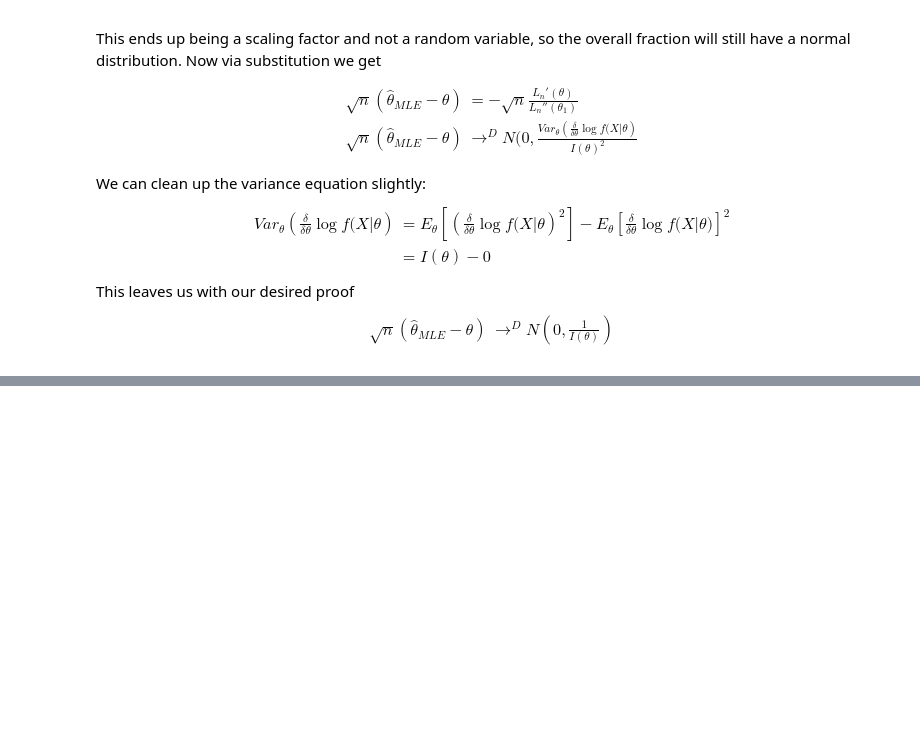
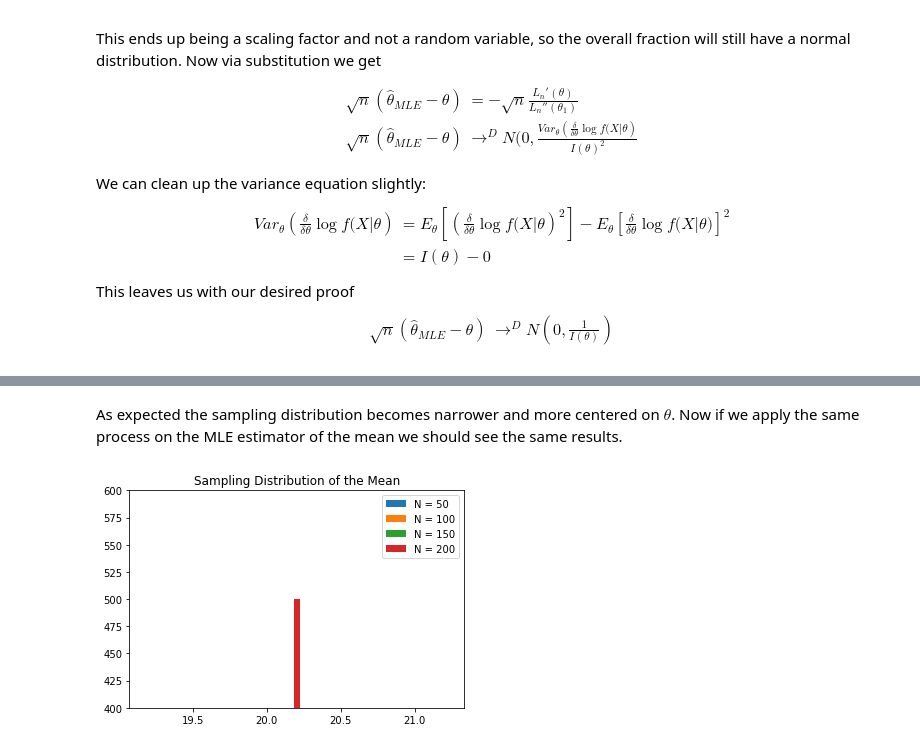
Before and after one commit to adibshalekeen/machinelearningblogs, a Jupyter notebook: Maximum_Likelihood_Estimation/Maximum Likelihood Estimation.ipynb, the cells around one changed output, grey strips where cells are left out. Cells and saved outputs as stored; diff of their text form; code cells hidden in the pictures; blank space fills up the shorter version.

```diff
--- a/Maximum_Likelihood_Estimation/Maximum Likelihood Estimation.ipynb
+++ b/Maximum_Likelihood_Estimation/Maximum Likelihood Estimation.ipynb
@@ -633,0 +708,31 @@ $$
+# %% [markdown]
+As expected the sampling distribution becomes narrower and more centered on $\theta$. Now if we apply the same process on the MLE estimator of the mean we should see the same results.
+# %%
+m = 500
+ns = [50, 100, 150, 200]
+
+mean_bar_graph = plt.subplot(111)
+mean_bar_graph.set_title("Sampling Distribution of the Mean")
+
+def find_mle_mean(sample_set):
+    mean_estimates = np.linspace(0, 100, 100)
+    CONST_VAR = 5
+    likelihood = []
+    for mean in mean_estimates:
+        likelihood.append(gaussian_likelihood(mean, CONST_VAR, sample_set))
+    likelihood = np.array(likelihood)
+    return mean_estimates[np.argmax(likelihood)]
+
+for n in ns:
+    means = []
+    for i in range(m):
+        samples = np.array(gaussian_sampling(n, GROUND_TRUTH_MEAN, GROUND_TRUTH_VARIANCE))
+        mean = find_mle_mean(samples)
+        means.append(mean)
+    means, b = np.histogram(means, bins=m)
+    mean_bar_graph.bar(b[1:], means, width=GROUND_TRUTH_MEAN / m, label=f"N = {n}")
+mean_bar_graph.set_ylim(np.max(means) * 0.8, np.max(means) * 1.2)
+mean_bar_graph.legend()
+plt.show()
+# %% [output]
+[figure, added]
```
Also changed, not shown: parts of 9 cells of this notebook.
